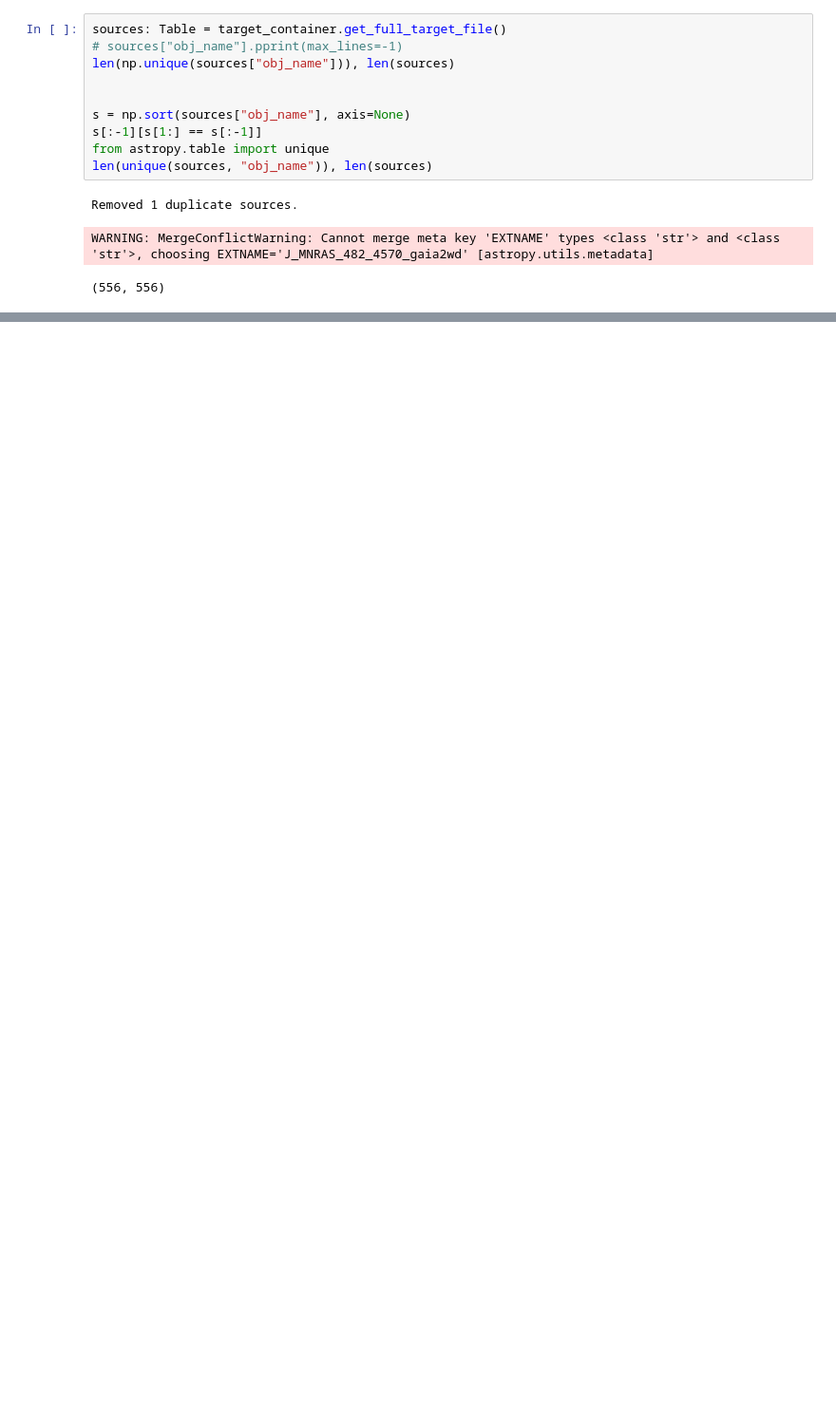
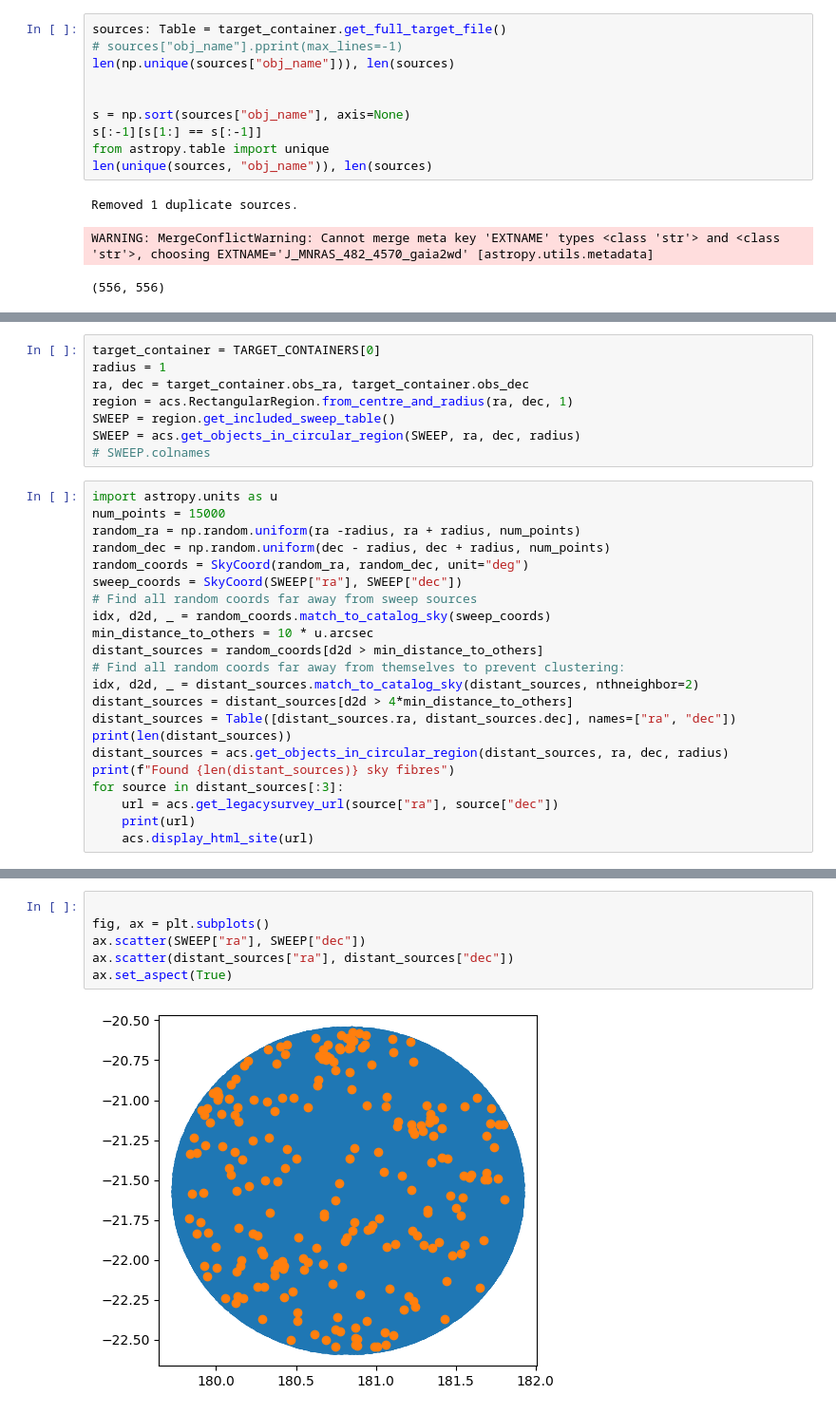
Before and after one commit to FBalzerMPE/aat_target_file_construction, a Jupyter notebook: 0_target_file_construction.ipynb, the cells around one changed output, grey strips where cells are left out. Shown: that part at 95% size. Saved outputs shown, nothing was run; the diff lists cells and outputs as text; blank space fills up the shorter version.

Commit message:
Intermediate commit before final source extraction

```diff
--- a/0_target_file_construction.ipynb
+++ b/0_target_file_construction.ipynb
@@ -318,0 +296,30 @@ target_container.white_dwarfs["rmag"]
+# %%
+target_container = TARGET_CONTAINERS[0]
+radius = 1
+ra, dec = target_container.obs_ra, target_container.obs_dec
+region = acs.RectangularRegion.from_centre_and_radius(ra, dec, 1)
+SWEEP = region.get_included_sweep_table()
+SWEEP = acs.get_objects_in_circular_region(SWEEP, ra, dec, radius)
+# SWEEP.colnames
+# %%
+import astropy.units as u
+num_points = 15000
+random_ra = np.random.uniform(ra -radius, ra + radius, num_points)
+random_dec = np.random.uniform(dec - radius, dec + radius, num_points)
+random_coords = SkyCoord(random_ra, random_dec, unit="deg")
+sweep_coords = SkyCoord(SWEEP["ra"], SWEEP["dec"])
+# Find all random coords far away from sweep sources
+idx, d2d, _ = random_coords.match_to_catalog_sky(sweep_coords)
+min_distance_to_others = 10 * u.arcsec
+distant_sources = random_coords[d2d > min_distance_to_others]
+# Find all random coords far away from themselves to prevent clustering:
+idx, d2d, _ = distant_sources.match_to_catalog_sky(distant_sources, nthneighbor=2)
+distant_sources = distant_sources[d2d > 4*min_distance_to_others]
+distant_sources = Table([distant_sources.ra, distant_sources.dec], names=["ra", "dec"])
+print(len(distant_sources))
+distant_sources = acs.get_objects_in_circular_region(distant_sources, ra, dec, radius)
+print(f"Found {len(distant_sources)} sky fibres")
+for source in distant_sources[:3]:
+    url = acs.get_legacysurvey_url(source["ra"], source["dec"])
+    print(url)
+    acs.display_html_site(url)
@@ -318,0 +335,8 @@ target_container.white_dwarfs["rmag"]
+# %%
+
+fig, ax = plt.subplots()
+ax.scatter(SWEEP["ra"], SWEEP["dec"])
+ax.scatter(distant_sources["ra"], distant_sources["dec"])
+ax.set_aspect(True)
+# %% [output]
+[figure, added]
```
Also changed, not shown: parts of 8 cells of this notebook, 6 other files.
